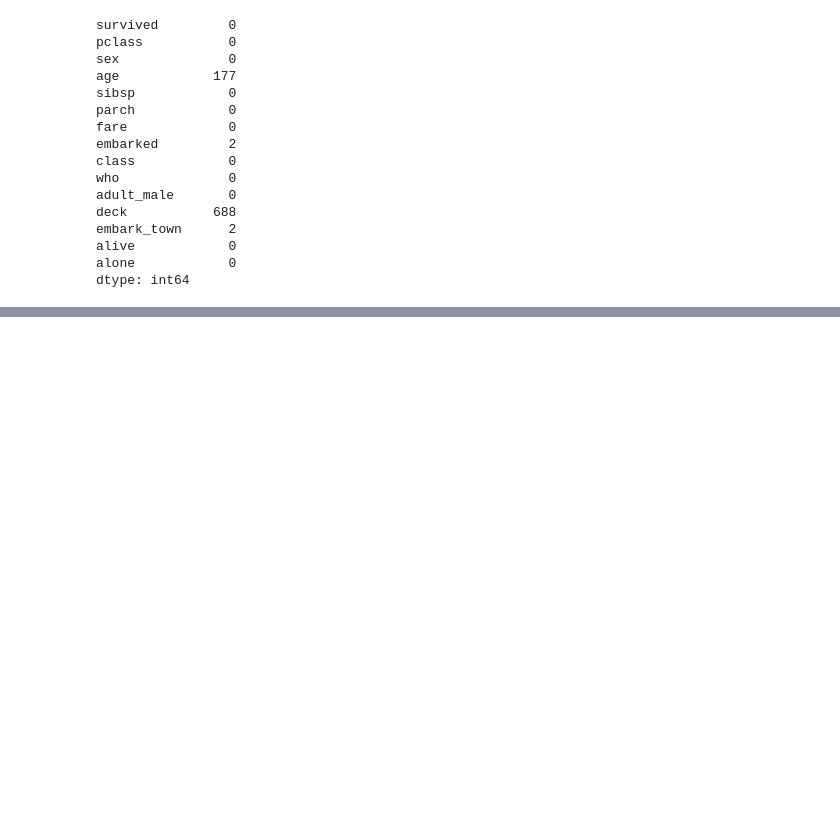
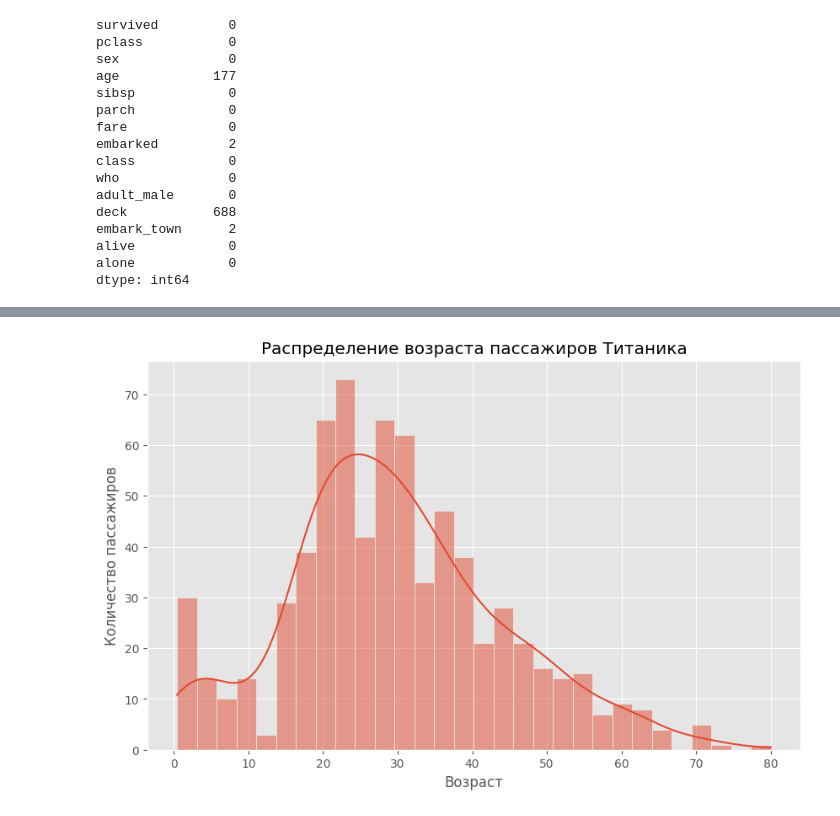
Before and after one commit to DgtrDN/training, a Jupyter notebook: training.ipynb, the cells around one changed output, grey strips where cells are left out. Saved outputs shown, nothing was run; the diff lists cells and outputs as text; code cells hidden in the pictures; blank space fills up the shorter version.

```diff
--- a/training.ipynb
+++ b/training.ipynb
@@ -126,3 +109,5 @@ embark_town      2
 alive            0
 alone            0
 dtype: int64
+# %%
+titanic_df['age'].fillna(titanic_df['age'].mean(), inplace=True)
@@ -128,0 +134,9 @@ dtype: int64
+# %%
+plt.figure(figsize=(10, 6))
+sns.histplot(titanic_df['age'], bins=30, kde=True)
+plt.title('Распределение возраста пассажиров Титаника')
+plt.xlabel('Возраст')
+plt.ylabel('Количество пассажиров')
+plt.show()
+# %% [output]
+[figure, added]
```
Also changed, not shown: parts of 4 cells of this notebook.
